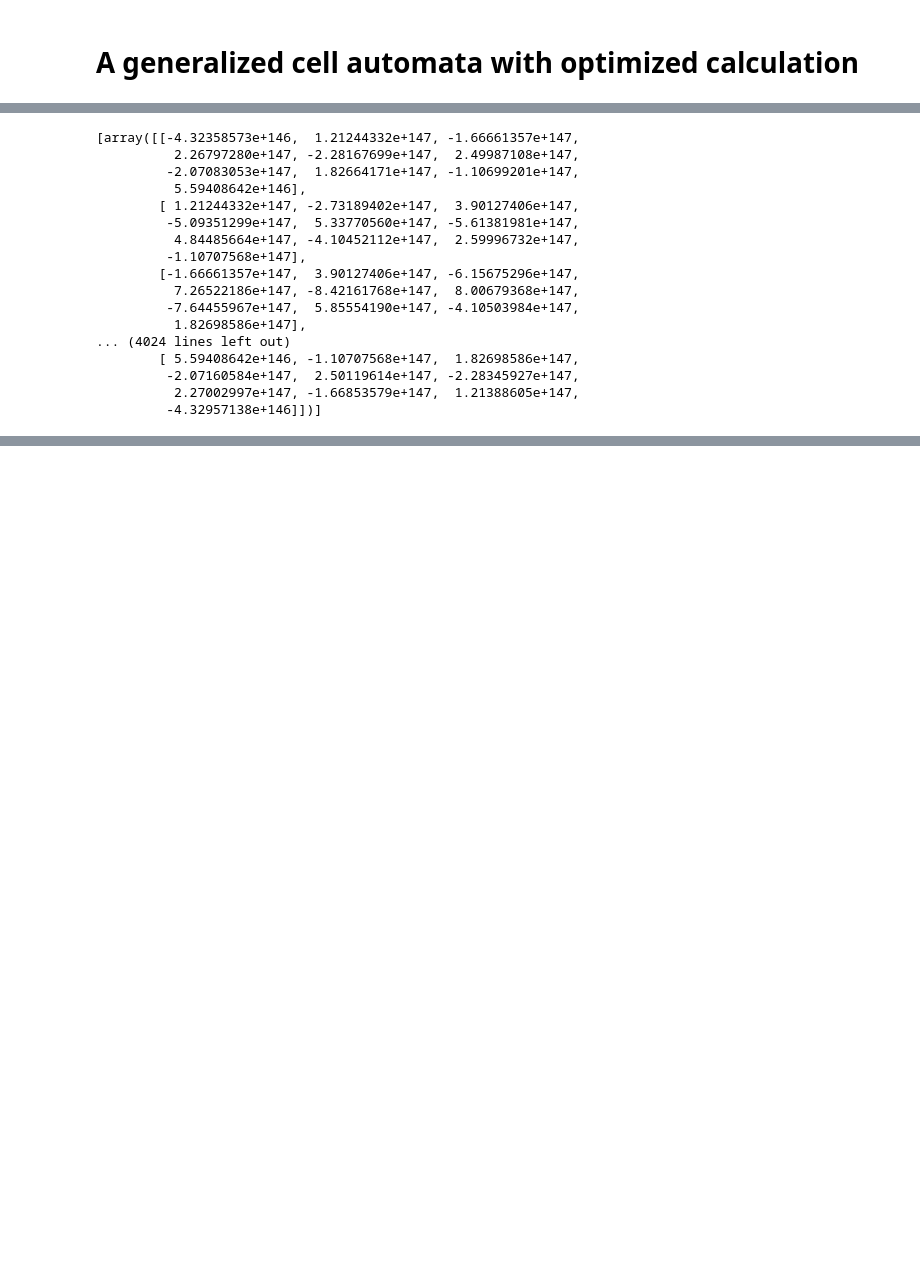
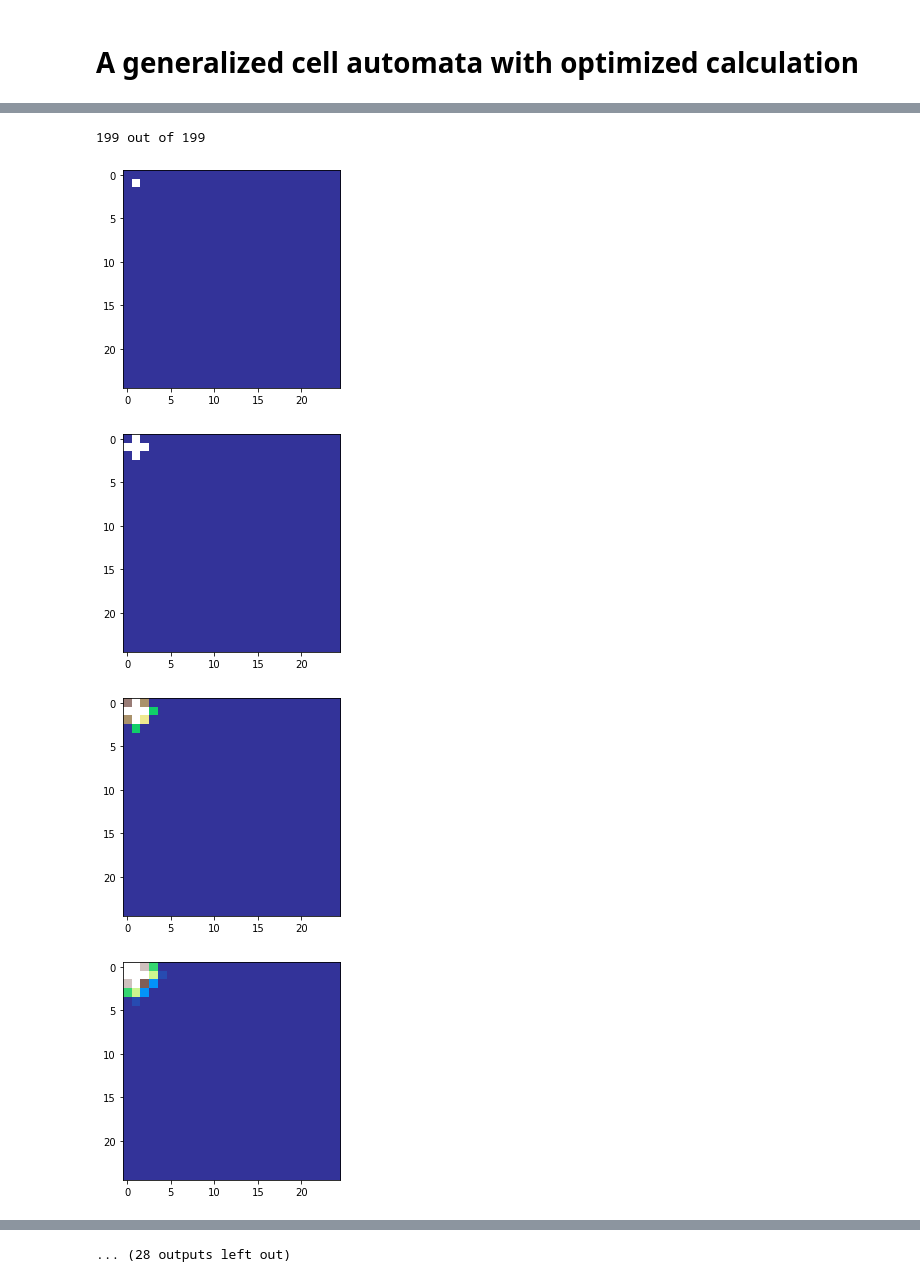
Before and after one commit to vargatn/popdyn_alpha, a Jupyter notebook: notebooks/v2/NewCellWalker_02.ipynb, the cells around one changed output, grey strips where cells are left out. Drawn from its saved outputs; the diff is of its cells as text; code cells hidden in the pictures; blank space fills up the shorter version.

```diff
--- a/notebooks/v2/NewCellWalker_02.ipynb
+++ b/notebooks/v2/NewCellWalker_02.ipynb
@@ -169,7 +171,7 @@ IndexError: list index out of range
 # A generalized cell automata with optimized calculation
 # %%
 def pad(canvases):
-
+    """padsfor each canvas pad the 2d array"""
     keys = canvases.keys()
     padded_canvases = {}
     for key in keys:
@@ -180,7 +182,19 @@ def pad(canvases):
 
 class CellSpace(object):
     def __init__(self, initial_maps, rules):
+        """
+        Cell automata, considers the direct neighbor cells only
 
+        Initialize with a dict of initial maps in the style
+
+        initial_maps = {
+            "layer_name": initial map,
+        }
+
+        The rules are a similar dictionary of class instances which will be passed
+
+
+        """
         self.canvases = copy.deepcopy(initial_maps)
         self.layers = list(initial_maps.keys())
         self.padded_canvases = pad(self.canvases)
@@ -207,12 +221,13 @@ class CellSpace(object):
 
     def update_maps(self):
         for key in self.layers:
-            self.maps[key].append(self.canvases[key])
+            self.maps[key].append(self.canvases[key].copy())
 
     def reset_maps(self):
         self.maps = {}
         for key in self.layers:
-            dd = {key: [self.canvases[key],]}
+#             dd = {key: [self.canvases[key],]}
+            dd = {key: []}
             self.maps.update(dd)
 
     def shift(self):
@@ -237,7 +252,11 @@ class CellSpace(object):
 
 
     def flow(self, nstep=100):
+        """
+        a series of steps
+        """
         self.reset_maps()
+        self.update_maps()
         for i in np.arange(nstep):
             print(str(i) + ' out of ' + str(nstep-1), end="\r")
             self.step()
@@ -327,20 +263,0 @@ cs.canvases
-# %%
-cs.maps[key]
-# %% [output]
-[array([[-4.32358573e+146,  1.21244332e+147, -1.66661357e+147,
-          2.26797280e+147, -2.28167699e+147,  2.49987108e+147,
-         -2.07083053e+147,  1.82664171e+147, -1.10699201e+147,
-          5.59408642e+146],
-        [ 1.21244332e+147, -2.73189402e+147,  3.90127406e+147,
-         -5.09351299e+147,  5.33770560e+147, -5.61381981e+147,
-          4.84485664e+147, -4.10452112e+147,  2.59996732e+147,
-         -1.10707568e+147],
-        [-1.66661357e+147,  3.90127406e+147, -6.15675296e+147,
-          7.26522186e+147, -8.42161768e+147,  8.00679368e+147,
-         -7.64455967e+147,  5.85554190e+147, -4.10503984e+147,
-          1.82698586e+147],
-... (4024 lines left out)
-        [ 5.59408642e+146, -1.10707568e+147,  1.82698586e+147,
-         -2.07160584e+147,  2.50119614e+147, -2.28345927e+147,
-          2.27002997e+147, -1.66853579e+147,  1.21388605e+147,
-         -4.32957138e+146]])]
@@ -346,0 +298,26 @@ cs.maps[key]
+# %%
+tmap = np.zeros((25, 25))
+tmap[1, 1] = 100
+
+initial_maps = {
+    "terrain": tmap,
+}
+rules = {
+    "terrain": Landslide(erosion_factor=0.4),
+}
+key = "terrain"
+# %%
+cs = CellSpace(initial_maps, rules)
+cs.flow(200)
+# %% [output]
+199 out of 199
+# %%
+for i in np.arange(40):
+    fig =plt.figure()
+    ax = fig.add_subplot(111)
+    ax.imshow(cs.maps["terrain"][i], cmap="terrain", vmin=0, vmax=5)
+# %% [output]
+[figure, added]
+[figure, added]
+[figure, added]
+[figure, added]
@@ -346,0 +332 @@ cs.maps[key]
+... (28 outputs left out)
```
Also changed, not shown: parts of 18 cells of this notebook.
